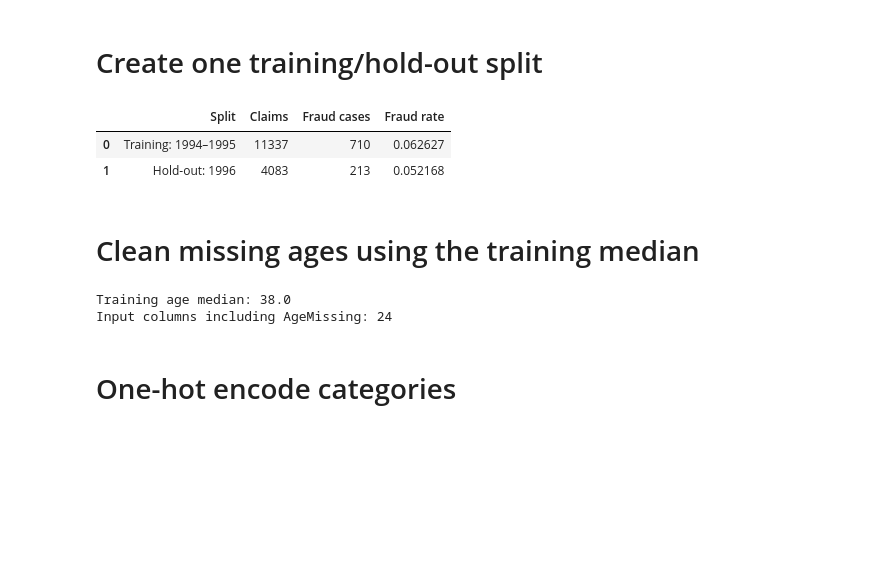
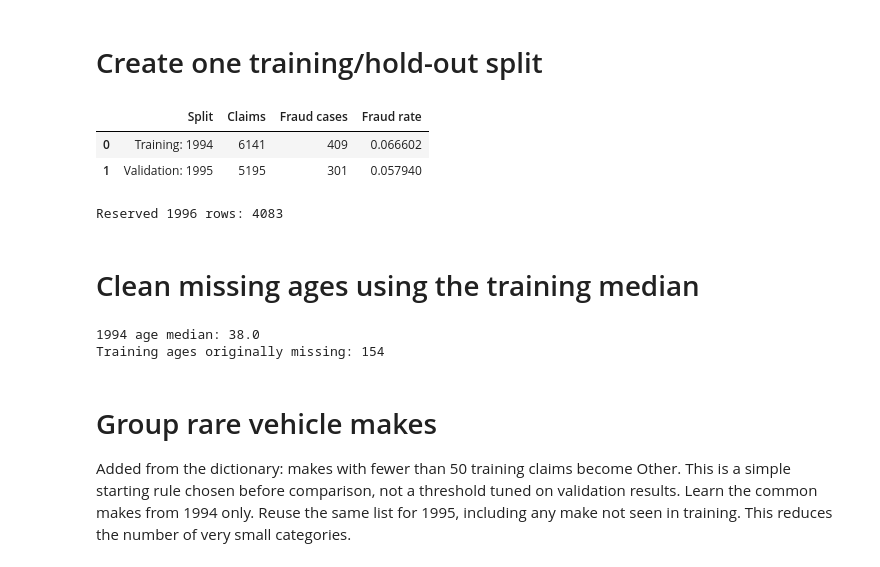
Before and after one commit to Break-Through-Tech/LexisNexis-1B-detecting-fraudulent-insurance-claims, a Jupyter notebook: notebooks/Mohammad_Ikbal_Baseline_Models.ipynb, the cells around one changed output. Drawn from its saved outputs; the diff is of its cells as text; code cells hidden in the pictures; blank space fills up the shorter version.

```diff
--- a/notebooks/Mohammad_Ikbal_Baseline_Models.ipynb
+++ b/notebooks/Mohammad_Ikbal_Baseline_Models.ipynb
@@ -11,12 +13,18 @@ from sklearn.metrics import (accuracy_score, precision_score, recall_score,
 
 pd.set_option('display.max_columns', None)
 # %%
-df = pd.read_csv('../data/fraud_oracle.csv')
-print('Rows and columns:', df.shape)
-display(df.head())
-display(pd.DataFrame({'Data type': df.dtypes.astype(str),
-                      'Missing values': df.isna().sum(),
-                      'Unique values': df.nunique()}))
+DATA_PATH = '../data/fraud_oracle.csv'
+df = pd.read_csv(DATA_PATH, encoding='utf-8-sig')
+print('Original rows and columns:', df.shape)
+
+broken_row = (df['MonthClaimed'].astype(str).str.strip() == '0') | (df['DayOfWeekClaimed'].astype(str).str.strip() == '0')
+print('Rows to remove:', broken_row.sum())
+display(df.loc[broken_row, ['PolicyNumber', 'MonthClaimed', 'DayOfWeekClaimed', 'Age']])
+assert broken_row.sum() == 1, 'Check the dictionary before removing a different number of rows.'
+assert df.loc[broken_row, 'PolicyNumber'].tolist() == [1517]
+df = df.loc[~broken_row].copy()
+
+print('Rows after cleaning:', len(df))
+print('Remaining zero ages:', (df['Age'] == 0).sum())
 print('Duplicate rows:', df.duplicated().sum())
-print('Rows with Age = 0:', (df['Age'] == 0).sum())
 # %% [output]
@@ -115,46 +80,49 @@ Number of columns kept: 23
 # %% [markdown]
 # Create one training/hold-out split
 # %%
-train_df = df[df['Year'].isin([1994, 1995])].copy()
+train_df = df[df['Year'] == 1994].copy()
+val_df = df[df['Year'] == 1995].copy()
 test_df = df[df['Year'] == 1996].copy()
 
-assert len(train_df) + len(test_df) == len(df)
+assert set(train_df.index).isdisjoint(val_df.index)
 assert set(train_df.index).isdisjoint(test_df.index)
+assert set(val_df.index).isdisjoint(test_df.index)
+assert len(train_df) + len(val_df) + len(test_df) == len(df)
 
-split_summary = pd.DataFrame({
-    'Split': ['Training: 1994–1995', 'Hold-out: 1996'],
-    'Claims': [len(train_df), len(test_df)],
-    'Fraud cases': [train_df['FraudFound_P'].sum(), test_df['FraudFound_P'].sum()],
-    'Fraud rate': [train_df['FraudFound_P'].mean(), test_df['FraudFound_P'].mean()]
-})
-display(split_summary)
+display(pd.DataFrame({
+    'Split': ['Training: 1994', 'Validation: 1995'],
+    'Claims': [len(train_df), len(val_df)],
+    'Fraud cases': [train_df['FraudFound_P'].sum(), val_df['FraudFound_P'].sum()],
+    'Fraud rate': [train_df['FraudFound_P'].mean(), val_df['FraudFound_P'].mean()]
+}))
+print('Reserved 1996 rows:', len(test_df))
 # %% [output]
 |  | Split | Claims | Fraud cases | Fraud rate |
-| 0 | Training: 1994–1995 | 11337 | 710 | 0.062627 |
-| 1 | Hold-out: 1996 | 4083 | 213 | 0.052168 |
+| 0 | Training: 1994 | 6141 | 409 | 0.066602 |
+| 1 | Validation: 1995 | 5195 | 301 | 0.057940 |
+Reserved 1996 rows: 4083
 # %% [markdown]
 # Clean missing ages using the training median
 # %%
-for data in [train_df, test_df]:
+for data in [train_df, val_df]:
     data['AgeMissing'] = ((data['Age'] == 0) | data['Age'].isna()).astype(int)
     data['Age'] = data['Age'].replace(0, np.nan)
-    for column in ['MonthClaimed', 'DayOfWeekClaimed']:
-        data[column] = data[column].replace('0', 'Unknown').fillna('Unknown')
 
 training_median = train_df['Age'].median()
 train_df['Age'] = train_df['Age'].fillna(training_median)
-test_df['Age'] = test_df['Age'].fillna(training_median)
-print('Training age median:', training_median)
+val_df['Age'] = val_df['Age'].fillna(training_median)
+print('1994 age median:', training_median)
+print('Training ages originally missing:', train_df['AgeMissing'].sum())
 
 input_columns = kept_columns + ['AgeMissing']
 X_train = train_df[input_columns].copy()
 y_train = train_df['FraudFound_P'].copy()
-X_test = test_df[input_columns].copy()
-y_test = test_df['FraudFound_P'].copy()
-print('Input columns including AgeMissing:', len(input_columns))
+X_val = val_df[input_columns].copy()
+y_val = val_df['FraudFound_P'].copy()
 # %% [output]
-Training age median: 38.0
-Input columns including AgeMissing: 24
+1994 age median: 38.0
+Training ages originally missing: 154
 # %% [markdown]
-# One-hot encode categories
+# Group rare vehicle makes
+Added from the dictionary: makes with fewer than 50 training claims become Other. This is a simple starting rule chosen before comparison, not a threshold tuned on validation results. Learn the common makes from 1994 only. Reuse the same list for 1995, including any make not seen in training. This reduces the number of very small categories.
 # %%
```
Also changed, not shown: parts of 35 cells of this notebook.
